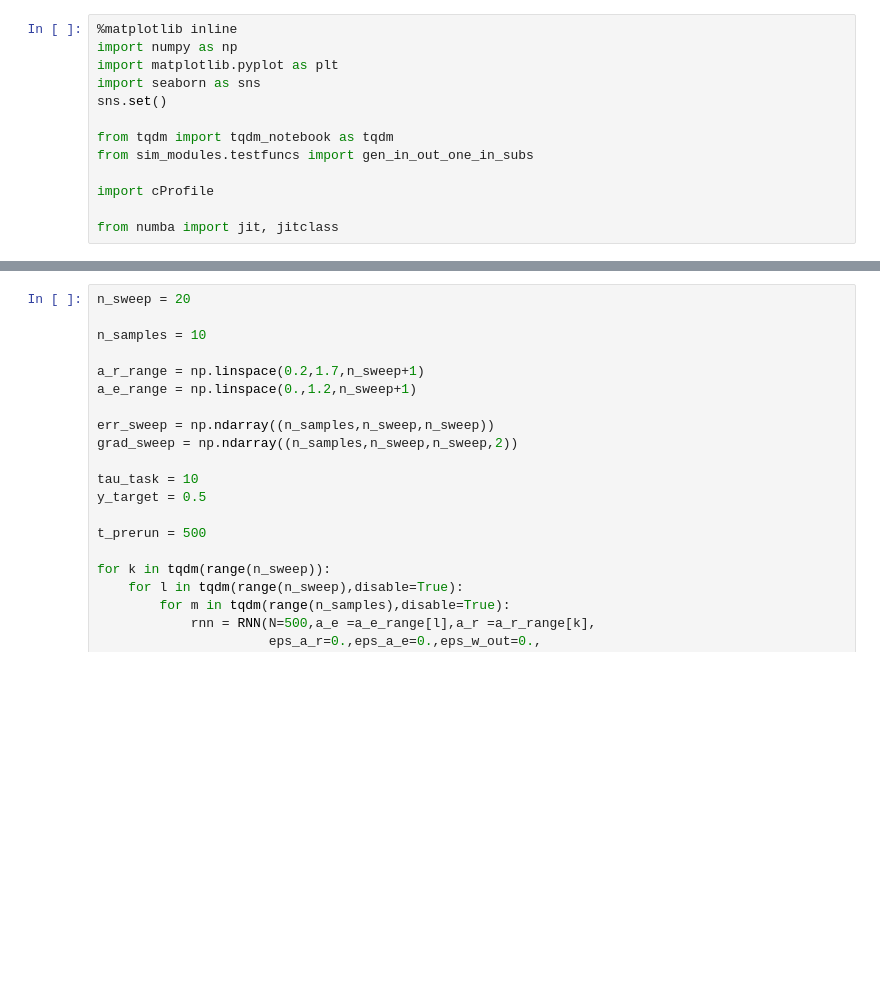
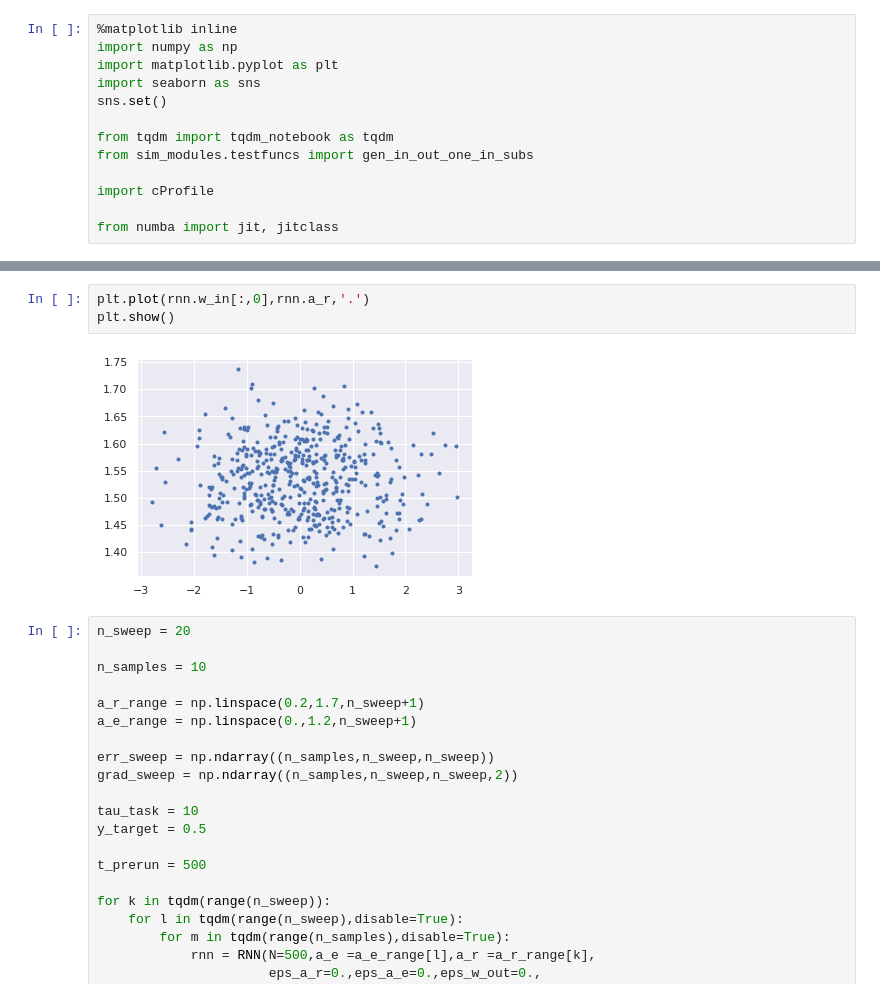
Before and after one commit to FabianSchubert/DrivenRandNetworkCriticality, a Jupyter notebook: code/Gradient_Based_Adaptation/rnn_positive_act.ipynb, the cells around one changed output, grey strips where cells are left out. Cells and saved outputs as stored; diff of their text form; blank space fills up the shorter version.

```diff
--- a/code/Gradient_Based_Adaptation/rnn_positive_act.ipynb
+++ b/code/Gradient_Based_Adaptation/rnn_positive_act.ipynb
@@ -282,3 +431,8 @@ class RNN():
+# %%
+plt.plot(rnn.w_in[:,0],rnn.a_r,'.')
+plt.show()
+# %% [output]
+[figure, added]
 # %%
 n_sweep = 20
 
```
Also changed, not shown: parts of 5 cells of this notebook.
